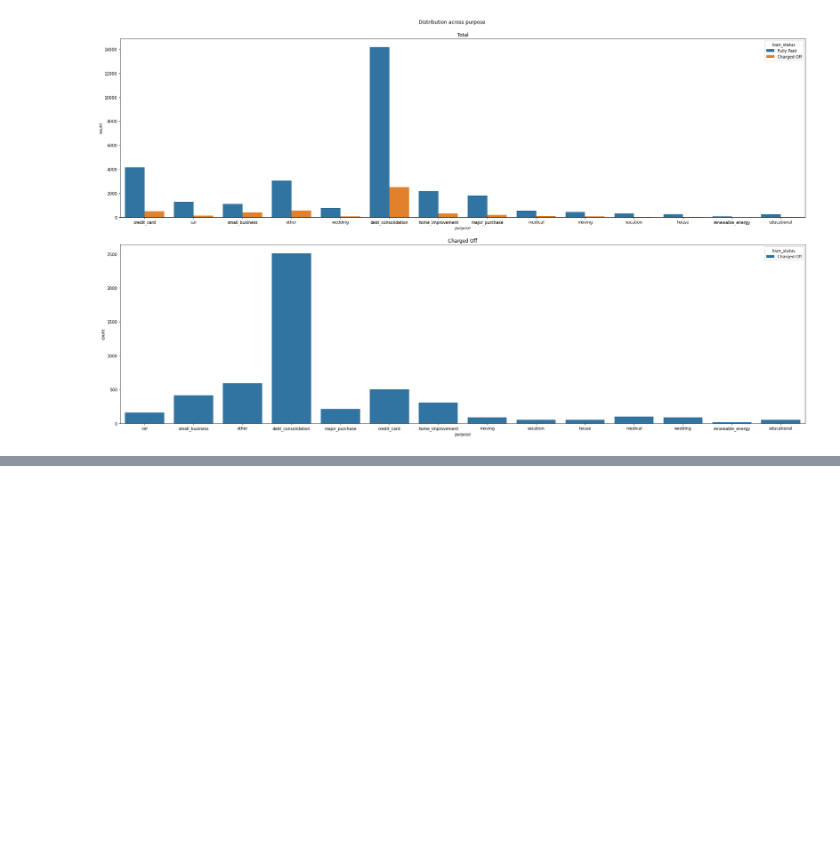
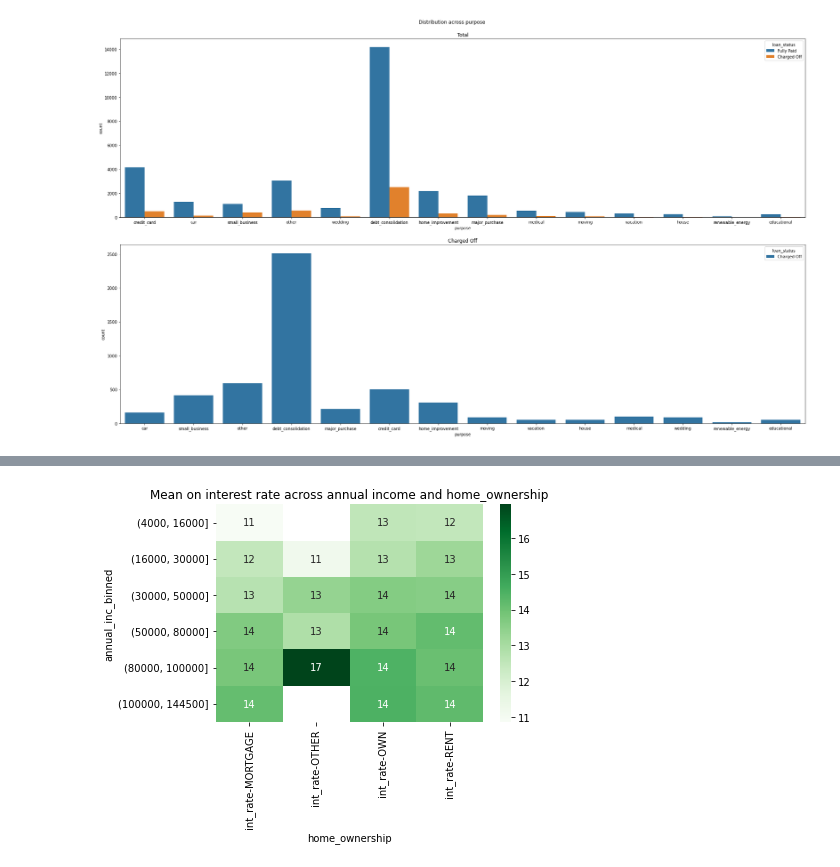
Before and after one commit to vighu0710/LendingClubCaseStudy, a Jupyter notebook: Lending Club Case Study.ipynb, the cells around one changed output, grey strips where cells are left out. Saved outputs shown, nothing was run; the diff lists cells and outputs as text; code cells hidden in the pictures; blank space fills up the shorter version.

```diff
--- a/Lending Club Case Study.ipynb
+++ b/Lending Club Case Study.ipynb
@@ -1019,0 +1060,13 @@ plt.show()
+# %%
+# With mean interest rate
+pivotDf_int_rate_mean = pd.pivot_table(data=chargedOffLoanDF,index=["annual_inc_binned"],columns=["home_ownership"],values=["int_rate"],aggfunc='mean')
+s = sns.heatmap(pivotDf_int_rate_mean,cmap="Greens",annot=True)
+s.set_xlabel("home_ownership")
+s.set_title("Mean on interest rate across annual income and home_ownership")
+plt.show()
+
+#Observation
+
+#The mean interest rate is more for home ownership other and annual income 80K-100K
+# %% [output]
+[figure, added]
```
Also changed, not shown: parts of 71 cells of this notebook.
